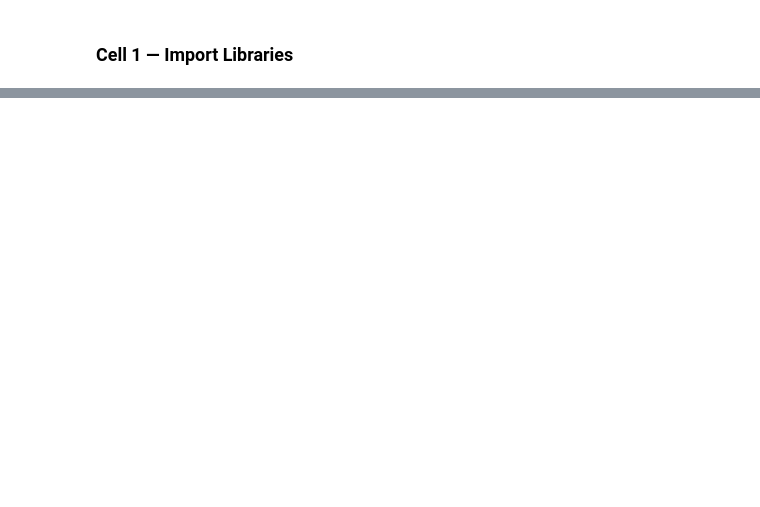
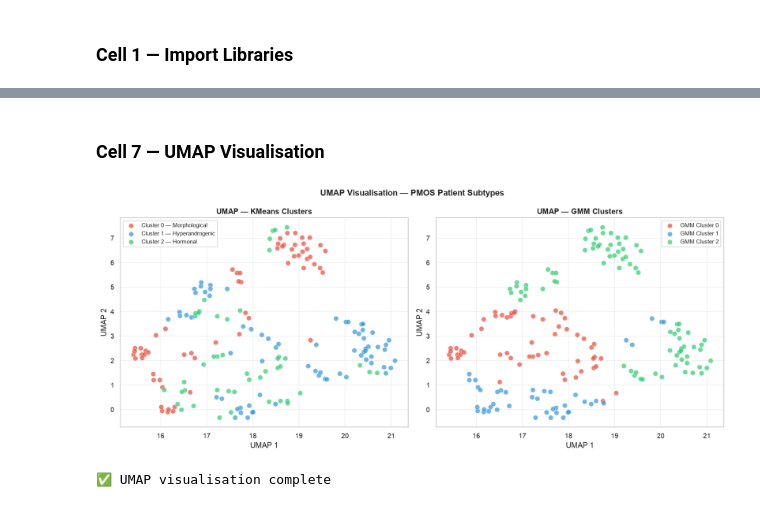
Before and after one commit to annnx7172-cell/PMOS_PROJECT, a Jupyter notebook: notebook/Block5_Clustering.ipynb, the cells around one changed output, grey strips where cells are left out. Saved outputs shown, nothing was run; the diff lists cells and outputs as text; code cells hidden in the pictures; blank space fills up the shorter version.

```diff
--- a/notebook/Block5_Clustering.ipynb
+++ b/notebook/Block5_Clustering.ipynb
@@ -37,0 +272,49 @@ NotFoundError: dlopen(/Users/cirrus/Desktop/PMOS_PROJECT/venv/lib/python3.11/sit
+# %% [markdown]
+### Cell 7 — UMAP Visualisation
+# %%
+# Reduce to 2D using UMAP for visualisation
+reducer = UMAP(n_components=2, random_state=42,
+               n_neighbors=15, min_dist=0.1)
+X_umap = reducer.fit_transform(X_scaled)
+
+# Plot UMAP coloured by KMeans clusters
+fig, axes = plt.subplots(1, 2, figsize=(14, 6))
+
+# KMeans clusters
+colors = ['#e74c3c', '#3498db', '#2ecc71']
+cluster_names = ['Morphological', 'Hyperandrogenic', 'Hormonal']
+
+for i in range(K):
+    mask = kmeans_labels == i
+    axes[0].scatter(X_umap[mask, 0], X_umap[mask, 1],
+                   c=colors[i], label=f'Cluster {i} — {cluster_names[i]}',
+                   alpha=0.7, s=60, edgecolors='white', linewidth=0.5)
+
+axes[0].set_title('UMAP — KMeans Clusters', fontweight='bold', fontsize=12)
+axes[0].set_xlabel('UMAP 1')
+axes[0].set_ylabel('UMAP 2')
+axes[0].legend(fontsize=9)
+axes[0].grid(alpha=0.3)
+
+# GMM clusters
+for i in range(K):
+    mask = gmm_labels == i
+    axes[1].scatter(X_umap[mask, 0], X_umap[mask, 1],
+                   c=colors[i], label=f'GMM Cluster {i}',
+                   alpha=0.7, s=60, edgecolors='white', linewidth=0.5)
+
+axes[1].set_title('UMAP — GMM Clusters', fontweight='bold', fontsize=12)
+axes[1].set_xlabel('UMAP 1')
+axes[1].set_ylabel('UMAP 2')
+axes[1].legend(fontsize=9)
+axes[1].grid(alpha=0.3)
+
+plt.suptitle('UMAP Visualisation — PMOS Patient Subtypes',
+             fontsize=13, fontweight='bold')
+plt.tight_layout()
+plt.savefig('outputs/plots/B5_03_umap.png', bbox_inches='tight')
+plt.show()
+print('✅ UMAP visualisation complete')
+# %% [output]
+[figure, added]
+✅ UMAP visualisation complete
```
Also changed, not shown: parts of 10 cells of this notebook.
